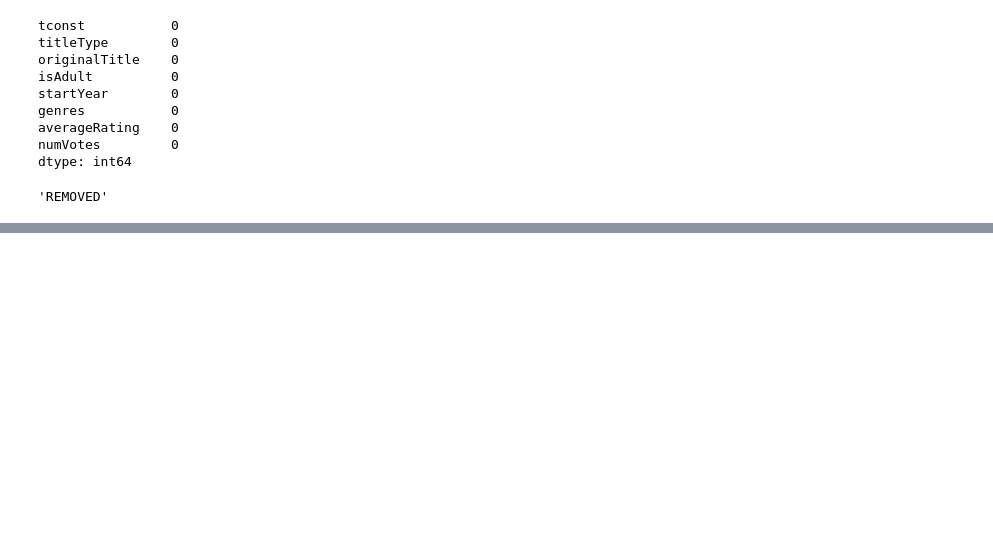
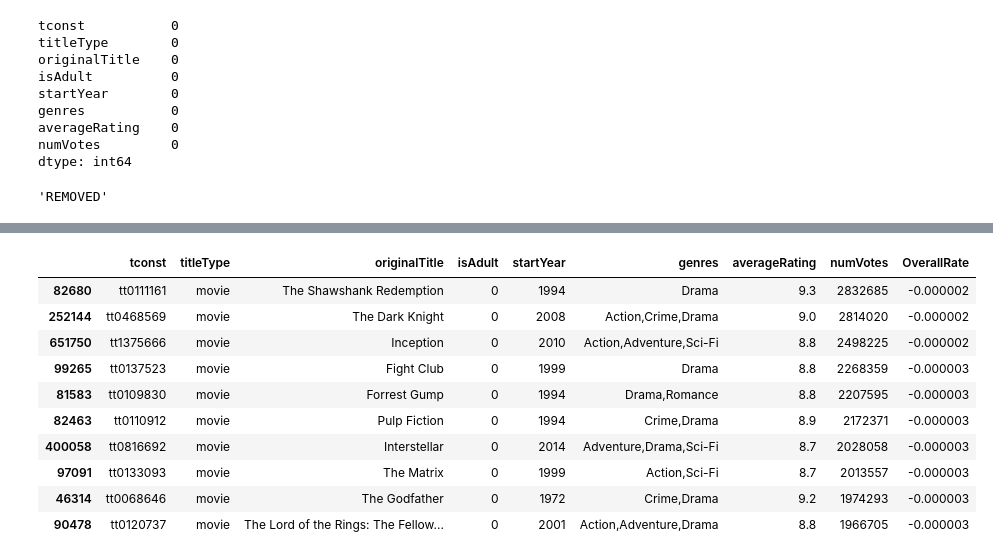
Before and after one commit to alper5li/Movie-Recommendation-Engine, a Jupyter notebook: engine/test.ipynb, the cells around one changed output, grey strips where cells are left out. Cells and saved outputs as stored; diff of their text form; code cells hidden in the pictures; blank space fills up the shorter version.

```diff
--- a/engine/test.ipynb
+++ b/engine/test.ipynb
@@ -209,0 +239,14 @@ first_half_sorted_filtered_data.to_csv('new_data.csv', index=False)
+# %%
+data.head(10)
+# %% [output]
+|  | tconst | titleType | originalTitle | isAdult | startYear | genres | averageRating | numVotes | OverallRate |
+| 82680 | tt0111161 | movie | The Shawshank Redemption | 0 | 1994 | Drama | 9.3 | 2832685 | -0.000002 |
+| 252144 | tt0468569 | movie | The Dark Knight | 0 | 2008 | Action,Crime,Drama | 9.0 | 2814020 | -0.000002 |
+| 651750 | tt1375666 | movie | Inception | 0 | 2010 | Action,Adventure,Sci-Fi | 8.8 | 2498225 | -0.000002 |
+| 99265 | tt0137523 | movie | Fight Club | 0 | 1999 | Drama | 8.8 | 2268359 | -0.000003 |
+| 81583 | tt0109830 | movie | Forrest Gump | 0 | 1994 | Drama,Romance | 8.8 | 2207595 | -0.000003 |
+| 82463 | tt0110912 | movie | Pulp Fiction | 0 | 1994 | Crime,Drama | 8.9 | 2172371 | -0.000003 |
+| 400058 | tt0816692 | movie | Interstellar | 0 | 2014 | Adventure,Drama,Sci-Fi | 8.7 | 2028058 | -0.000003 |
+| 97091 | tt0133093 | movie | The Matrix | 0 | 1999 | Action,Sci-Fi | 8.7 | 2013557 | -0.000003 |
+| 46314 | tt0068646 | movie | The Godfather | 0 | 1972 | Crime,Drama | 9.2 | 1974293 | -0.000003 |
+| 90478 | tt0120737 | movie | The Lord of the Rings: The Fellow... | 0 | 2001 | Action,Adventure,Drama | 8.8 | 1966705 | -0.000003 |
```
Also changed, not shown: parts of 3 cells of this notebook, 6 other files.
